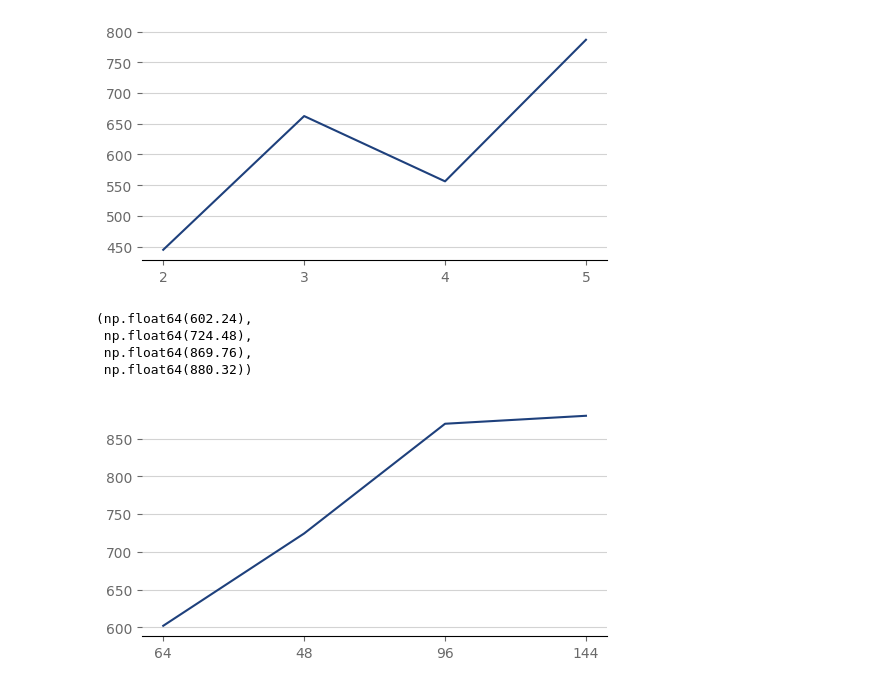
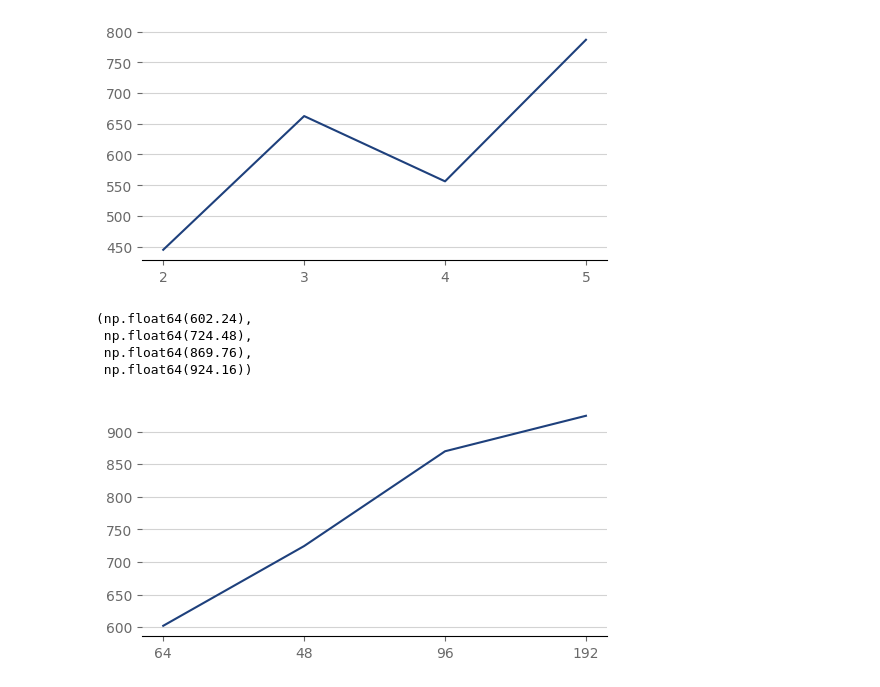
Before and after one commit to PSU-AI801-Group1-Fall-2024/2048-experiments, a Jupyter notebook: data-synthensis.ipynb, the cells around one changed output. Drawn from its saved outputs; the diff is of its cells as text; code cells hidden in the pictures.

```diff
--- a/data-synthensis.ipynb
+++ b/data-synthensis.ipynb
@@ -67,7 +67,7 @@ df_expectimax_5 = pd.read_csv('./data/results-expectimax-5444-5.csv')
 df_mcts_24 = pd.read_csv('./data/results-mcts-4440-24.csv')
 df_mcts_48 = pd.read_csv('./data/results-mcts-4440-48.csv')
 df_mcts_96 = pd.read_csv('./data/results-mcts-4440-96.csv')
-df_mcts_144 = pd.read_csv('./data/results-mcts-4440-144.csv')
+df_mcts_192 = pd.read_csv('./data/results-mcts-4440-192.csv')
 # %%
 df_expectimax_eval = pd.read_csv('./data/eval-expectimax-3.csv').set_axis(['id', '0', '1', '2', '3', 'avg_max', 'max', 'avg_its', 'max_its'], axis = 1).set_index(['id'])
 df_mcts_eval = pd.read_csv('./data/eval-mcts-48.csv').set_axis(['id', '0', '1', '2', '3', 'avg_max', 'max', 'avg_its', 'max_its'], axis = 1).set_index(['id'])
@@ -397,22 +397,22 @@ line_plot(x, y)
     df_mcts_24['Max Tile'].mean(),
     df_mcts_48['Max Tile'].mean(),
     df_mcts_96['Max Tile'].mean(),
-    df_mcts_144['Max Tile'].mean(),
+    df_mcts_192['Max Tile'].mean(),
 )
 # %% [output]
 (np.float64(602.24),
  np.float64(724.48),
  np.float64(869.76),
- np.float64(880.32))
+ np.float64(924.16))
 # %%
-x = [64, 48, 96, 144]
+x = [64, 48, 96, 192]
 y = [
     df_mcts_24['Max Tile'].mean(),
     df_mcts_48['Max Tile'].mean(),
     df_mcts_96['Max Tile'].mean(),
-    df_mcts_144['Max Tile'].mean(),
+    df_mcts_192['Max Tile'].mean(),
 ]
 
 line_plot(x, y)
 # %% [output]
-[figure, old version]
+[figure, new version]
```
Also changed, not shown: parts of 10 cells of this notebook, 1 other file.
